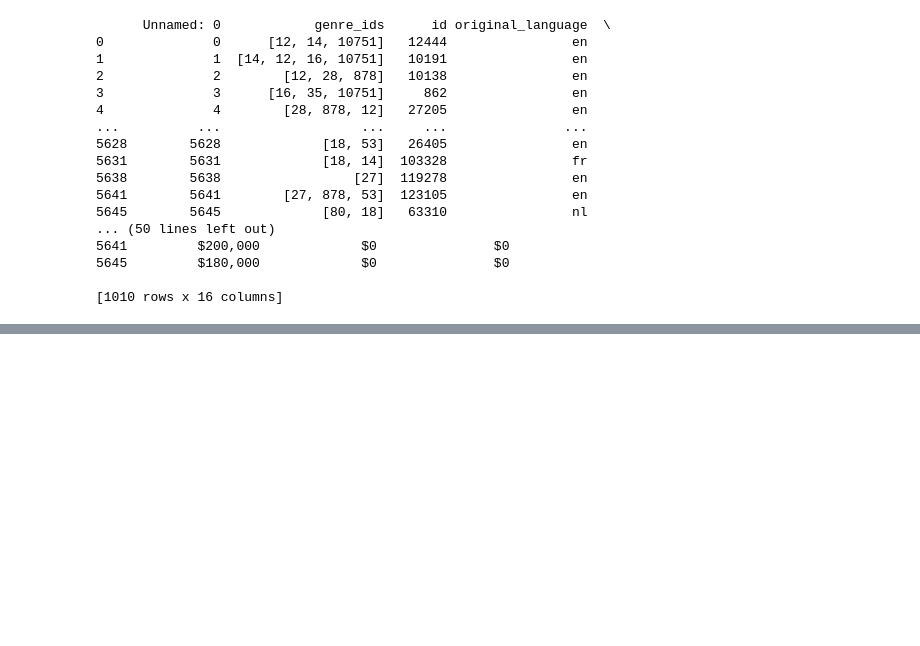
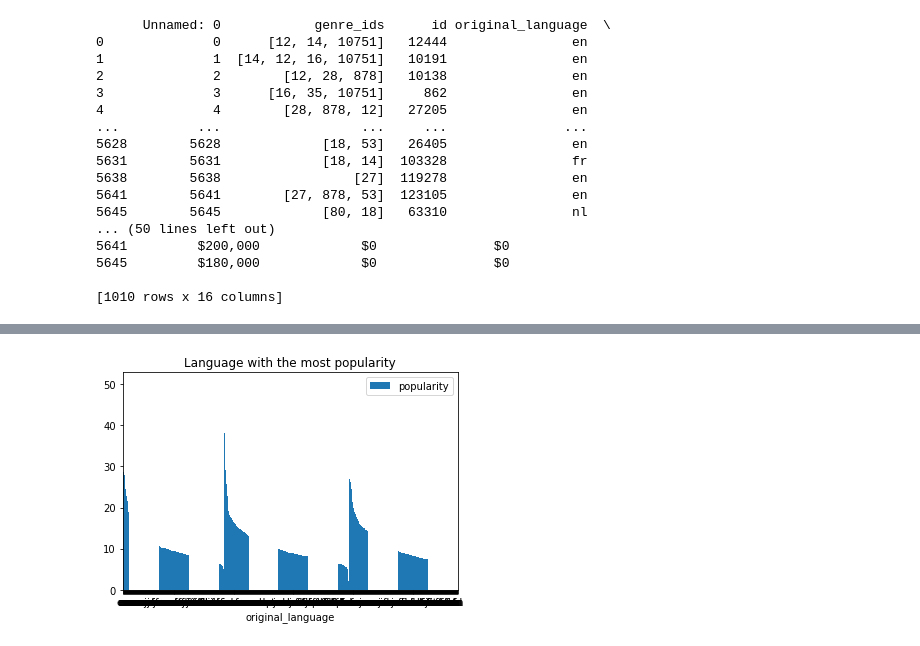
Before and after one commit to bkokin/semester_1_capstone, a Jupyter notebook: exploratory_work/Diana_explanatory.ipynb, the cells around one changed output, grey strips where cells are left out. Cells and saved outputs as stored; diff of their text form; code cells hidden in the pictures; blank space fills up the shorter version.

```diff
--- a/exploratory_work/Diana_explanatory.ipynb
+++ b/exploratory_work/Diana_explanatory.ipynb
@@ -221,0 +305,7 @@ See the caveats in the documentation: https://pandas.pydata.org/pandas-docs/stab
+# %%
+import pandas as pd
+import matplotlib.pyplot as plot
+result.plot.bar(x="original_language", y="popularity", rot=0, title="Language with the most popularity");
+plot.show(block=True);
+# %% [output]
+[figure, added]
```
Also changed, not shown: parts of 22 cells of this notebook, 2 other files.
